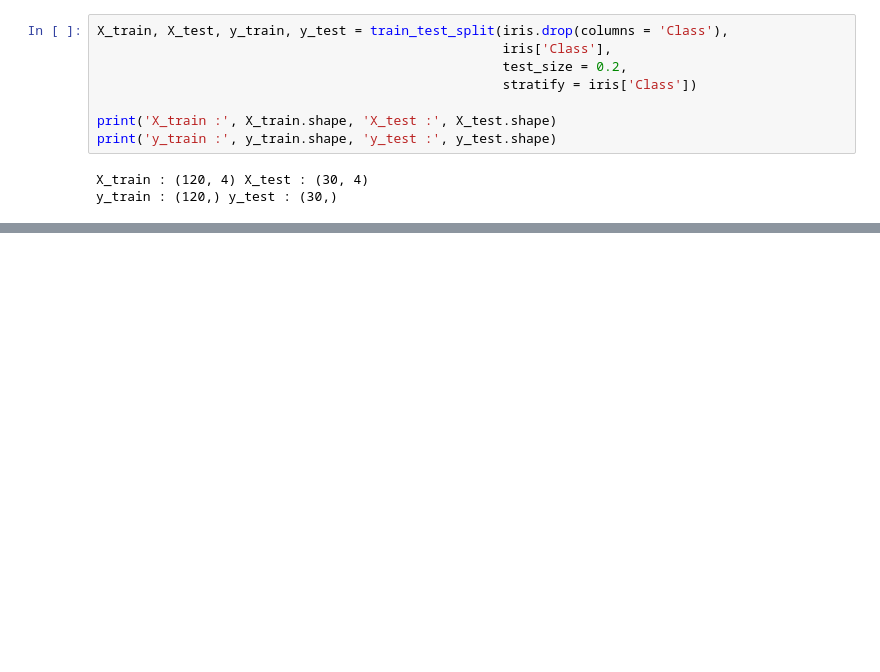
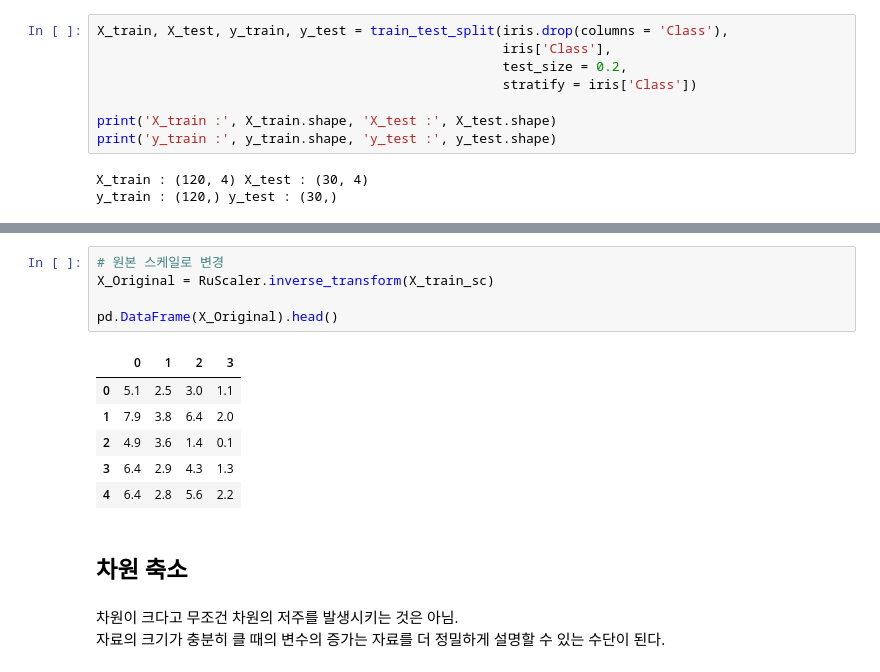
Before and after one commit to DANU011/practice-analysis, a Jupyter notebook: bigdata/bigdata_chap4.ipynb, the cells around one changed output, grey strips where cells are left out. Cells and saved outputs as stored; diff of their text form; blank space fills up the shorter version.

```diff
--- a/bigdata/bigdata_chap4.ipynb
+++ b/bigdata/bigdata_chap4.ipynb
@@ -213,0 +291,17 @@ Test_scaled (0.00, 1.00) (0.43, 0.27)
+# %%
+# 원본 스케일로 변경
+X_Original = RuScaler.inverse_transform(X_train_sc)
+
+pd.DataFrame(X_Original).head()
+# %% [output]
+|  | 0 | 1 | 2 | 3 |
+| 0 | 5.1 | 2.5 | 3.0 | 1.1 |
+| 1 | 7.9 | 3.8 | 6.4 | 2.0 |
+| 2 | 4.9 | 3.6 | 1.4 | 0.1 |
+| 3 | 6.4 | 2.9 | 4.3 | 1.3 |
+| 4 | 6.4 | 2.8 | 5.6 | 2.2 |
+# %% [markdown]
+## 차원 축소
+# %% [markdown]
+차원이 크다고 무조건 차원의 저주를 발생시키는 것은 아님.
+자료의 크기가 충분히 클 때의 변수의 증가는 자료를 더 정밀하게 설명할 수 있는 수단이 된다.
```
Also changed, not shown: parts of 15 cells of this notebook.
